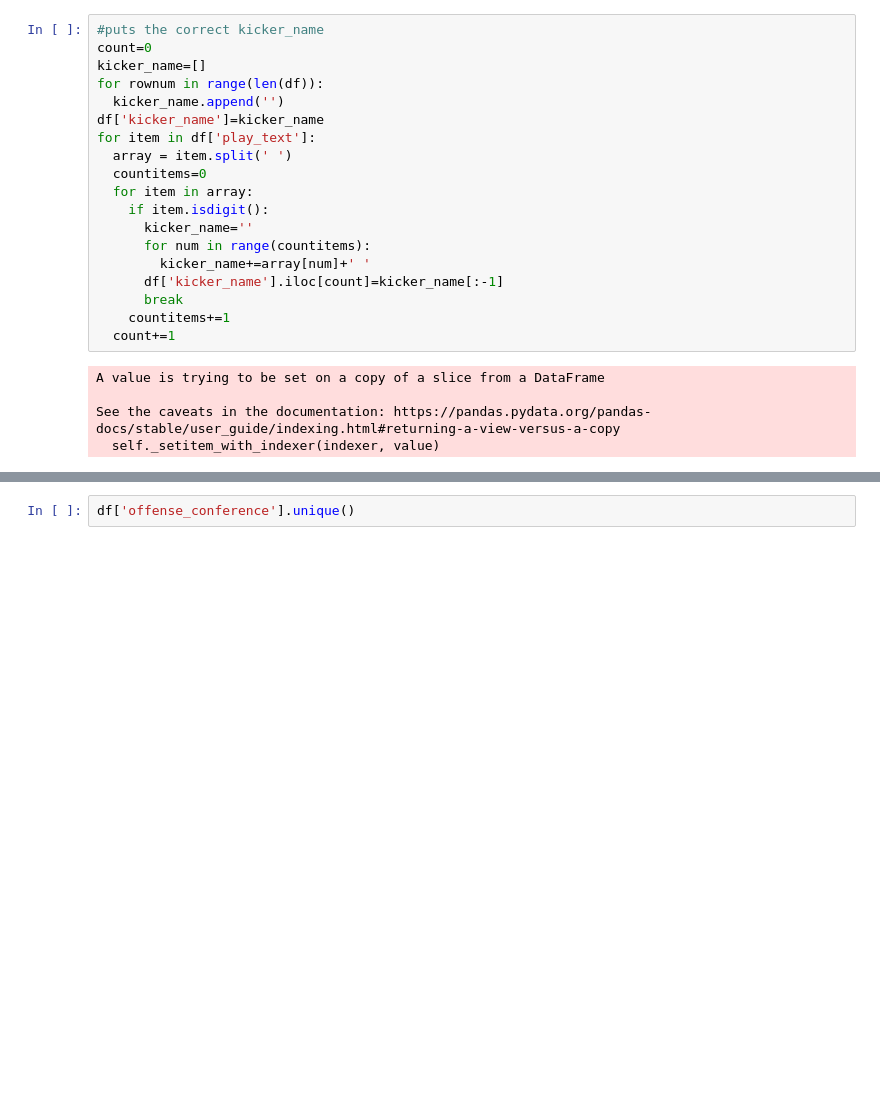
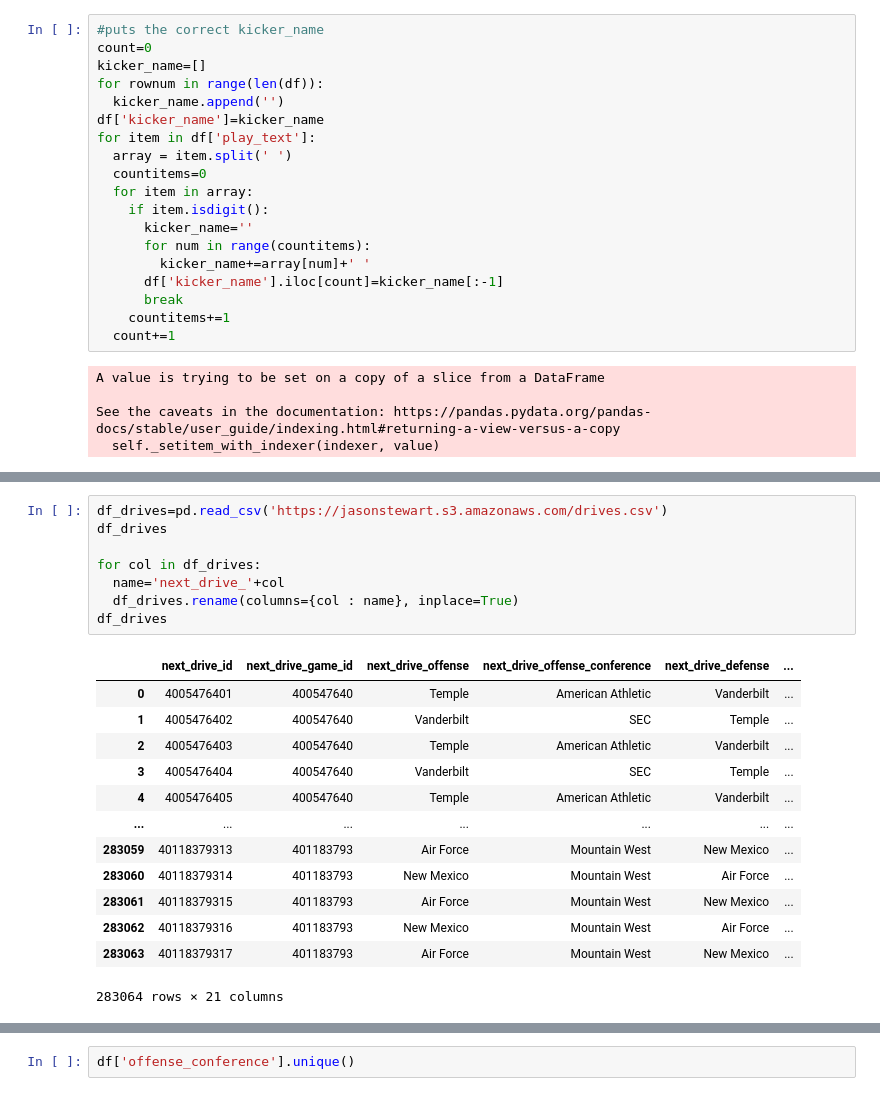
Before and after one commit to jasonjstewart/college-football, a Jupyter notebook: EDA_College_Football.ipynb, the cells around one changed output, grey strips where cells are left out. Drawn from its saved outputs; the diff is of its cells as text; blank space fills up the shorter version.

```diff
--- a/EDA_College_Football.ipynb
+++ b/EDA_College_Football.ipynb
@@ -186,0 +174,22 @@ KeyError: ignored
+# %%
+df_drives=pd.read_csv('https://jasonstewart.s3.amazonaws.com/drives.csv')
+df_drives
+
+for col in df_drives:
+  name='next_drive_'+col
+  df_drives.rename(columns={col : name}, inplace=True)
+df_drives
+# %% [output]
+|  | next_drive_id | next_drive_game_id | next_drive_offense | next_drive_offense_conference | next_drive_defense | ... |
+| 0 | 4005476401 | 400547640 | Temple | American Athletic | Vanderbilt | ... |
+| 1 | 4005476402 | 400547640 | Vanderbilt | SEC | Temple | ... |
+| 2 | 4005476403 | 400547640 | Temple | American Athletic | Vanderbilt | ... |
+| 3 | 4005476404 | 400547640 | Vanderbilt | SEC | Temple | ... |
+| 4 | 4005476405 | 400547640 | Temple | American Athletic | Vanderbilt | ... |
+| ... | ... | ... | ... | ... | ... | ... |
+| 283059 | 40118379313 | 401183793 | Air Force | Mountain West | New Mexico | ... |
+| 283060 | 40118379314 | 401183793 | New Mexico | Mountain West | Air Force | ... |
+| 283061 | 40118379315 | 401183793 | Air Force | Mountain West | New Mexico | ... |
+| 283062 | 40118379316 | 401183793 | New Mexico | Mountain West | Air Force | ... |
+| 283063 | 40118379317 | 401183793 | Air Force | Mountain West | New Mexico | ... |
+283064 rows × 21 columns
```
Also changed, not shown: parts of 6 cells of this notebook.
